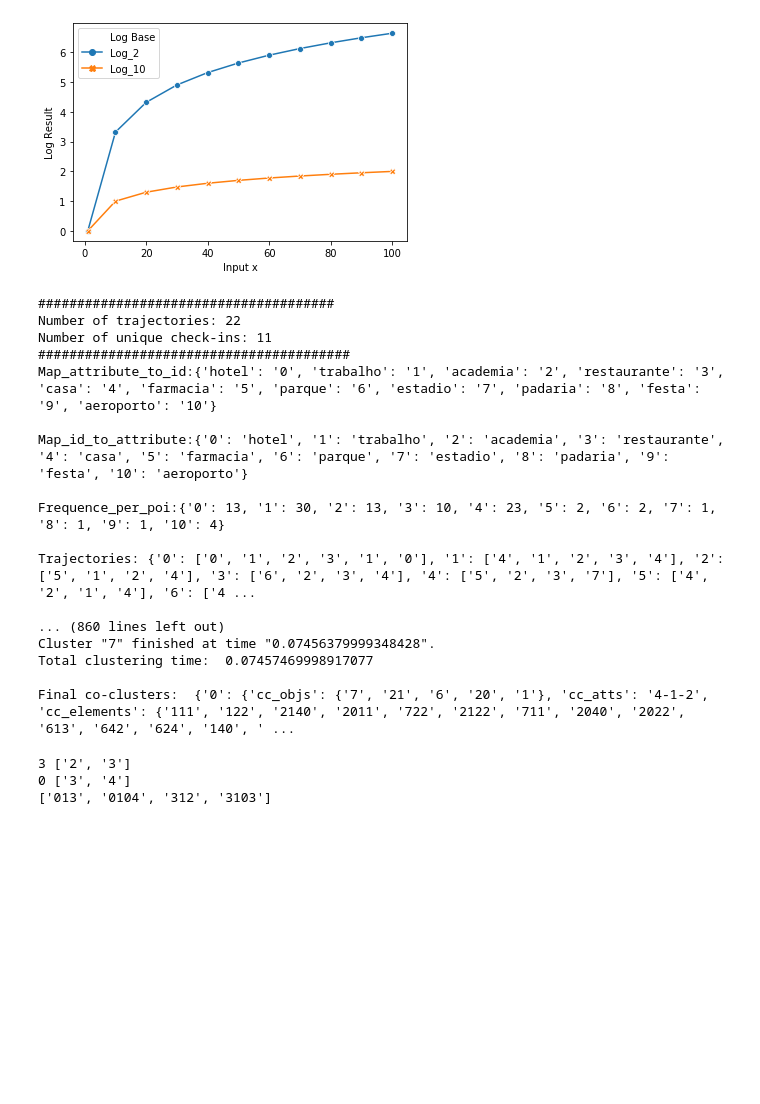
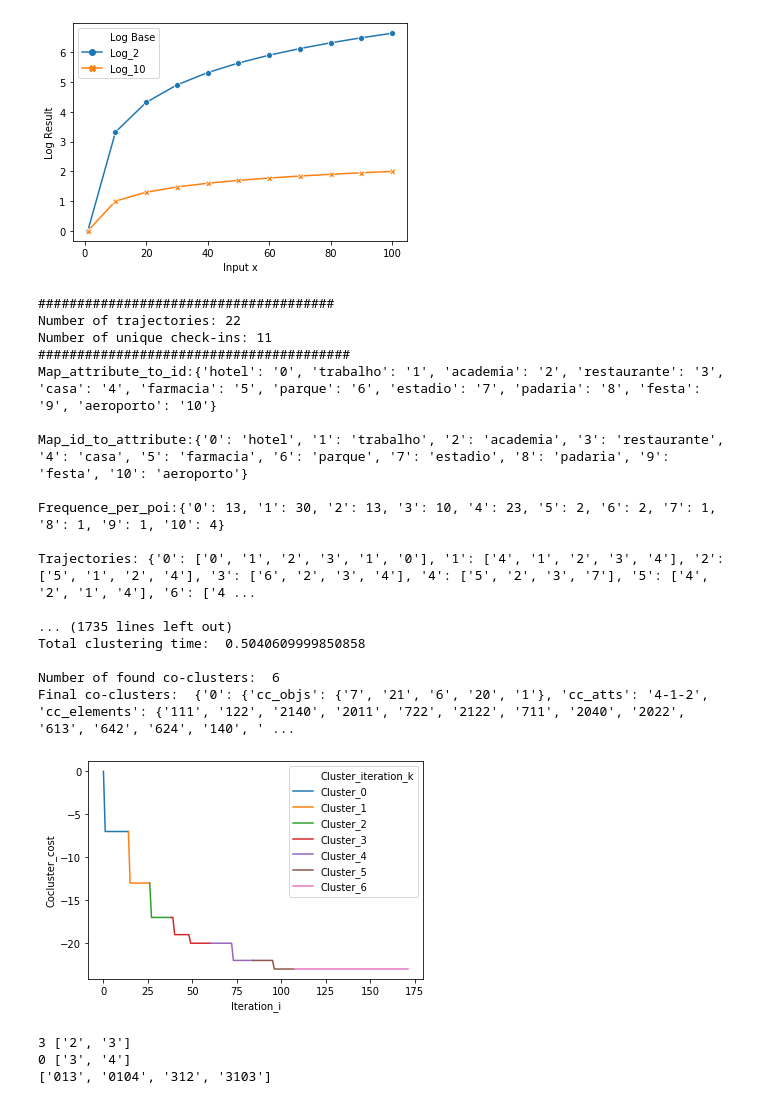
Before and after one commit to bigdata-ufsc/ss-ococlus, a Jupyter notebook: TRACOCLUS.ipynb, the cells around one changed output. Saved outputs shown, nothing was run; the diff lists cells and outputs as text; code cells hidden in the pictures; blank space fills up the shorter version.

```diff
--- a/TRACOCLUS.ipynb
+++ b/TRACOCLUS.ipynb
@@ -254,6 +257,7 @@ sns.lineplot(data=df_log_base_diff, x="Input x", y="Log Result", hue="Log Base",
 <matplotlib.axes._subplots.AxesSubplot at 0x...>
 [figure]
 # %%
+clustering_perf = Performance()
 D,co_clusters = TRACOCLUS(input_data_pd,k,e_obj,e_att)
 # %% [output]
 ######################################
@@ -268,11 +272,15 @@ Frequence_per_poi:{'0': 13, '1': 30, '2': 13, '3': 10, '4': 23, '5': 2, '6': 2,
 
 Trajectories: {'0': ['0', '1', '2', '3', '1', '0'], '1': ['4', '1', '2', '3', '4'], '2': ['5', '1', '2', '4'], '3': ['6', '2', '3', '4'], '4': ['5', '2', '3', '7'], '5': ['4', '2', '1', '4'], '6': ['4 ...
 
-... (860 lines left out)
-Cluster "7" finished at time "0.07456379999348428".
-Total clustering time:  0.07457469998917077
+... (1735 lines left out)
+Total clustering time:  0.5040609999850858
 
+Number of found co-clusters:  6
 Final co-clusters:  {'0': {'cc_objs': {'7', '21', '6', '20', '1'}, 'cc_atts': '4-1-2', 'cc_elements': {'111', '122', '2140', '2011', '722', '2122', '711', '2040', '2022', '613', '642', '624', '140', ' ...
+# %%
+clustering_perf.plot_cost()
+# %% [output]
+[figure, added]
 # %%
 def populate_queue(poi_freq_dict):
 #     print([{k:v} for k,v in poi_freq_dict.items()])
```
Also changed, not shown: parts of 5 cells of this notebook.
